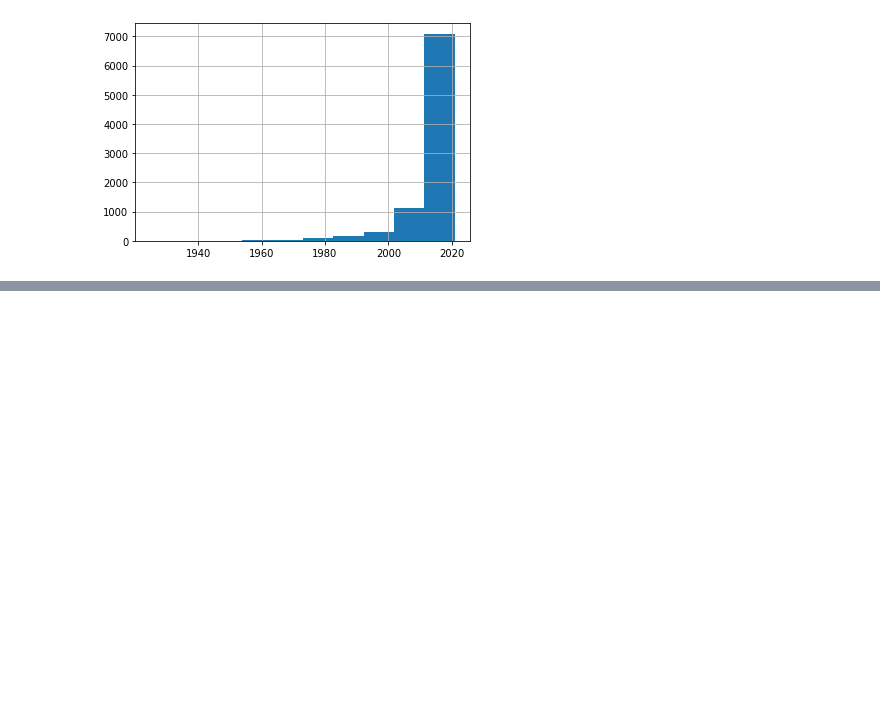
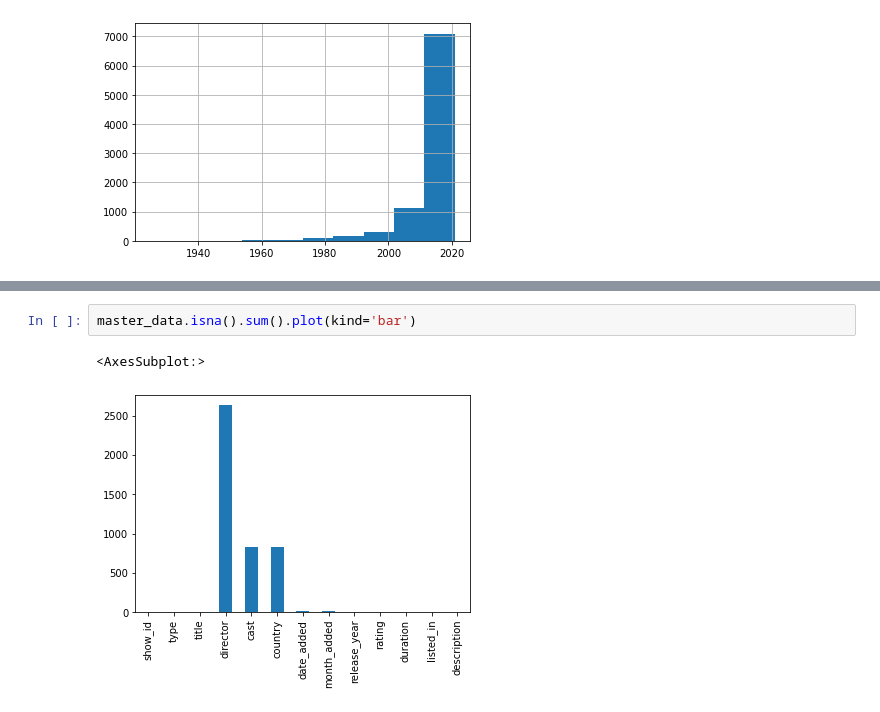
Before and after one commit to Jose-Servin/DataCamp, a Jupyter notebook: Projects/Netflix_Data_Analysis/Netflix_Data_EDA.ipynb, the cells around one changed output, grey strips where cells are left out. Saved outputs shown, nothing was run; the diff lists cells and outputs as text; blank space fills up the shorter version.

```diff
--- a/Projects/Netflix_Data_Analysis/Netflix_Data_EDA.ipynb
+++ b/Projects/Netflix_Data_Analysis/Netflix_Data_EDA.ipynb
@@ -97,0 +128,5 @@ ValueError: Mime type rendering requires nbformat>=4.2.0 but it is not installed
+# %%
+master_data.isna().sum().plot(kind='bar')
+# %% [output]
+<AxesSubplot:>
+[figure, added]
```
Also changed, not shown: parts of 9 cells of this notebook.
